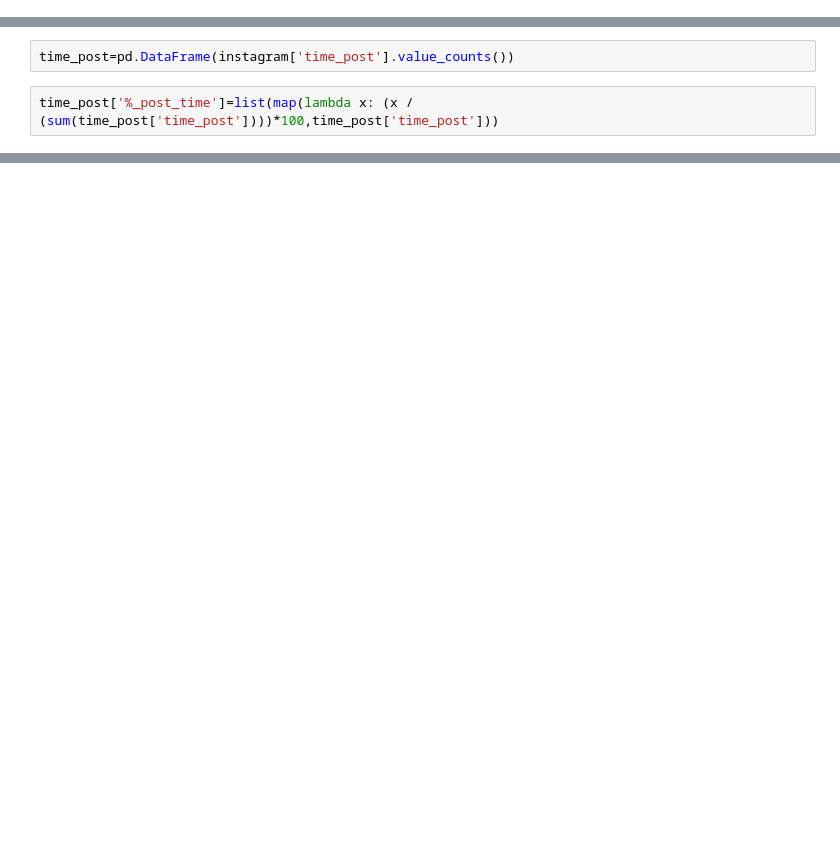
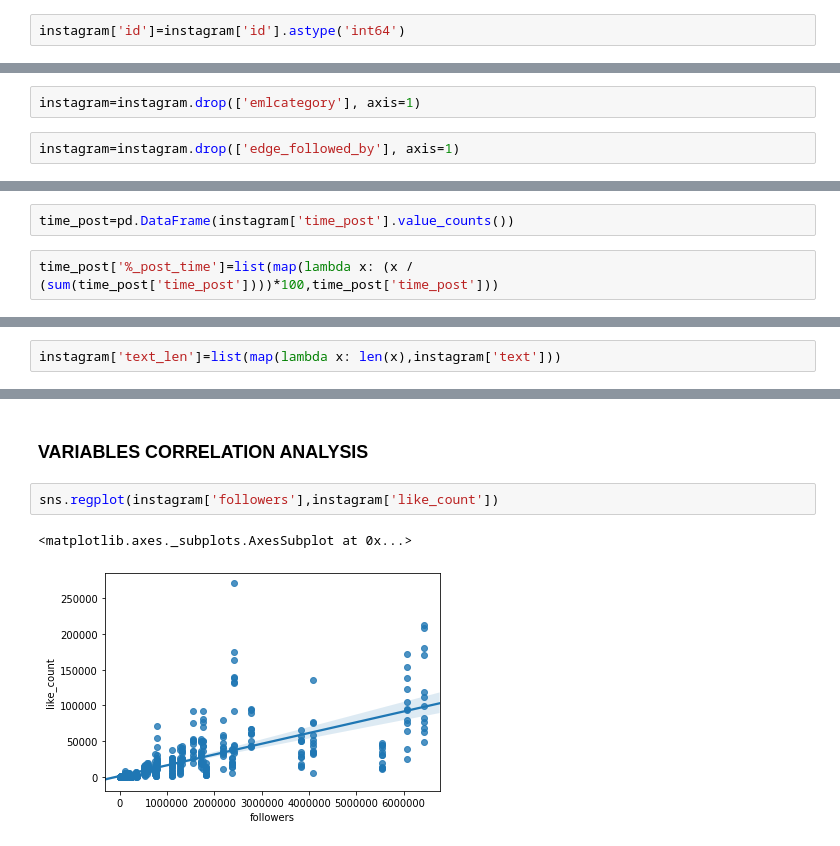
Before and after one commit to lavila2010/Ironhack-Labs, a Jupyter notebook: finalproject-instaposts-connection.ipynb, the cells around one changed output, grey strips where cells are left out. Cells and saved outputs as stored; diff of their text form; blank space fills up the shorter version.

```diff
--- a/finalproject-instaposts-connection.ipynb
+++ b/finalproject-instaposts-connection.ipynb
@@ -103,5 +132,11 @@ instagram=profile.merge(post, left_on='id', right_on='owner_id',
+# %%
+instagram['id']=instagram['id'].astype('int64')
 # %%
 instagram=instagram.drop(['owner_id'], axis=1)
+# %%
+instagram=instagram.drop(['emlcategory'], axis=1)
+# %%
+instagram=instagram.drop(['edge_followed_by'], axis=1)
 # %%
 instagram['is_verified']=instagram['is_verified'].astype(int)
 # %%
@@ -146,0 +202,2 @@ time_post.head(5)
+# %%
+instagram['text_len']=list(map(lambda x: len(x),instagram['text']))
@@ -146,0 +251,7 @@ time_post.head(5)
+# %% [markdown]
+### VARIABLES CORRELATION ANALYSIS
+# %%
+sns.regplot(instagram['followers'],instagram['like_count'])
+# %% [output]
+<matplotlib.axes._subplots.AxesSubplot at 0x...>
+[figure, added]
```
Also changed, not shown: parts of 66 cells of this notebook, 2 other files.
